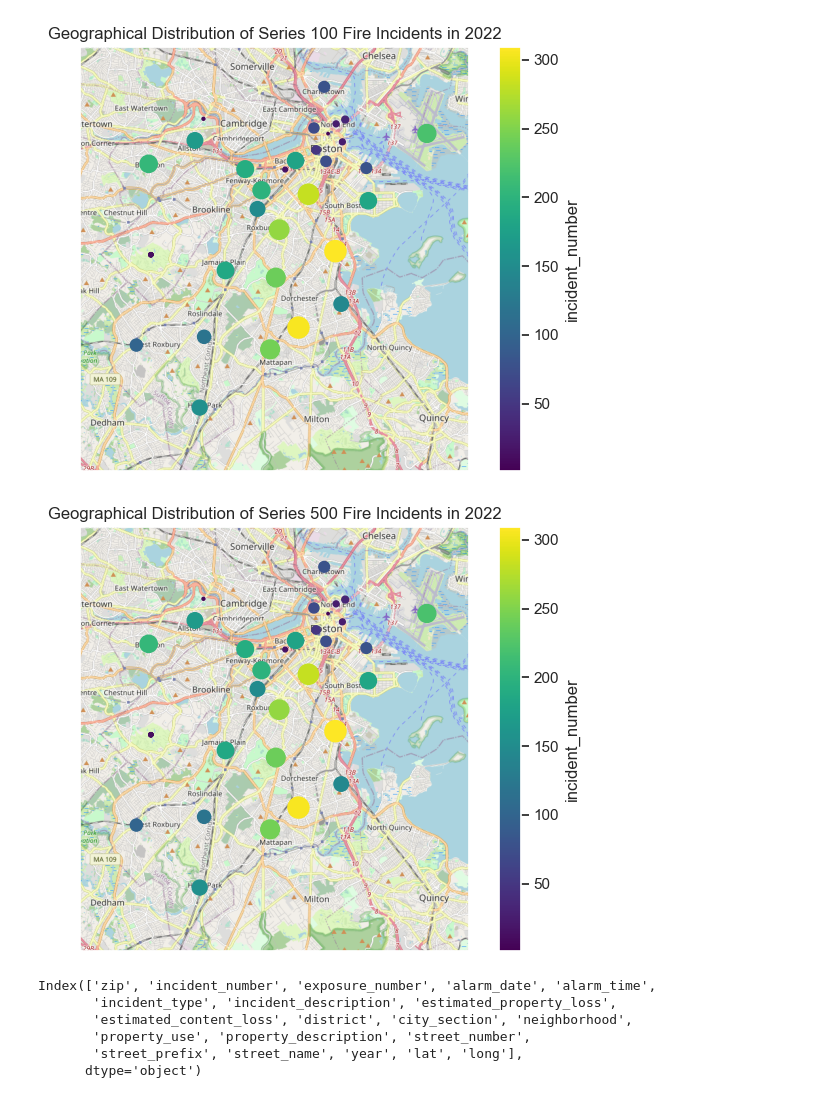
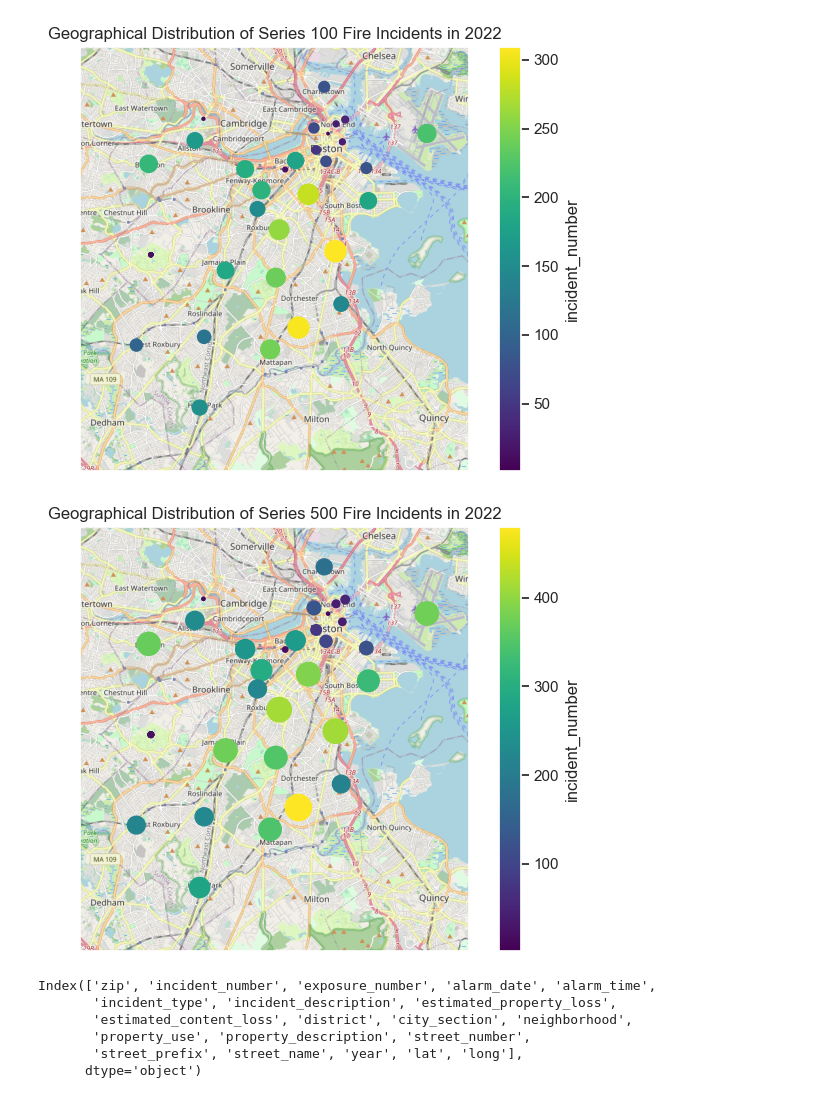
Before and after one commit to BASH-EPIC/Boston_Fire_Analysis, a Jupyter notebook: Boston_Fire_Analysis.ipynb, the cells around one changed output. Saved outputs shown, nothing was run; the diff lists cells and outputs as text; code cells hidden in the pictures.

```diff
--- a/Boston_Fire_Analysis.ipynb
+++ b/Boston_Fire_Analysis.ipynb
@@ -158,7 +144,7 @@ zip_count
 # %%
 # generate various zip code maps
-boston = pd.merge(zip_df, boston, on='zip', how='inner')
-suburbs = zip_df[~zip_df['zip'].isin(boston['zip'])]
+boston_100 = pd.merge(zip_df, boston, on='zip', how='inner')
+suburbs = zip_df[~zip_df['zip'].isin(boston_100['zip'])]
 # %%
 # map functions
 import cartopy.feature as cfeature
@@ -188,32 +174,36 @@ plt.show()
 # %%
 # # count employees per zip code
 Series_500 = data[data.incident_type < 500]
 
 zip_count = Series_500[Series_500.year == 2022]\
                 .groupby('zip')\
                 .agg(np.size)\
                 .reset_index()\
                 # .rename(columns={'incident_suffix': 'incident_num'})
 zip_df = pd.merge(zip_count, zll, on='zip', how='inner')
+
+# generate various zip code maps
+boston_500 = pd.merge(zip_df, boston, on='zip', how='inner')
+suburbs = zip_df[~zip_df['zip'].isin(boston['zip'])]
 
 fig = plt.figure()
 ax = plt.axes( projection= osm_tiles.crs)
 
 # define map range (city of Boston)
 img_extent = (-71.19, -70.985, 42.395, 42.23)
 ax.set_extent(img_extent, ccrs.PlateCarree())
 
 # add map image
 ax.add_image(osm_tiles, 12)
 
 # boston data
-boston.plot('long','lat', kind='scatter', marker='.', s=boston['incident_number'].values*3, c='incident_number', cmap=plt.cm.viridis, ax=ax, transform=ccrs.PlateCarree())
+boston_500.plot('long','lat', kind='scatter', marker='.', s=boston_500['incident_number'].values*3, c='incident_number', cmap=plt.cm.viridis, ax=ax, transform=ccrs.PlateCarree())
 
 ax.set_title('Geographical Distribution of Series 500 Fire Incidents in 2022')
 plt.tight_layout()
 plt.show()
 # %% [output]
-[figure, old version]
+[figure, new version]
 # %%
 # Check the column names in the DataFrame
 print(boston.columns)
```
Also changed, not shown: parts of 14 cells of this notebook, 1 other file.
